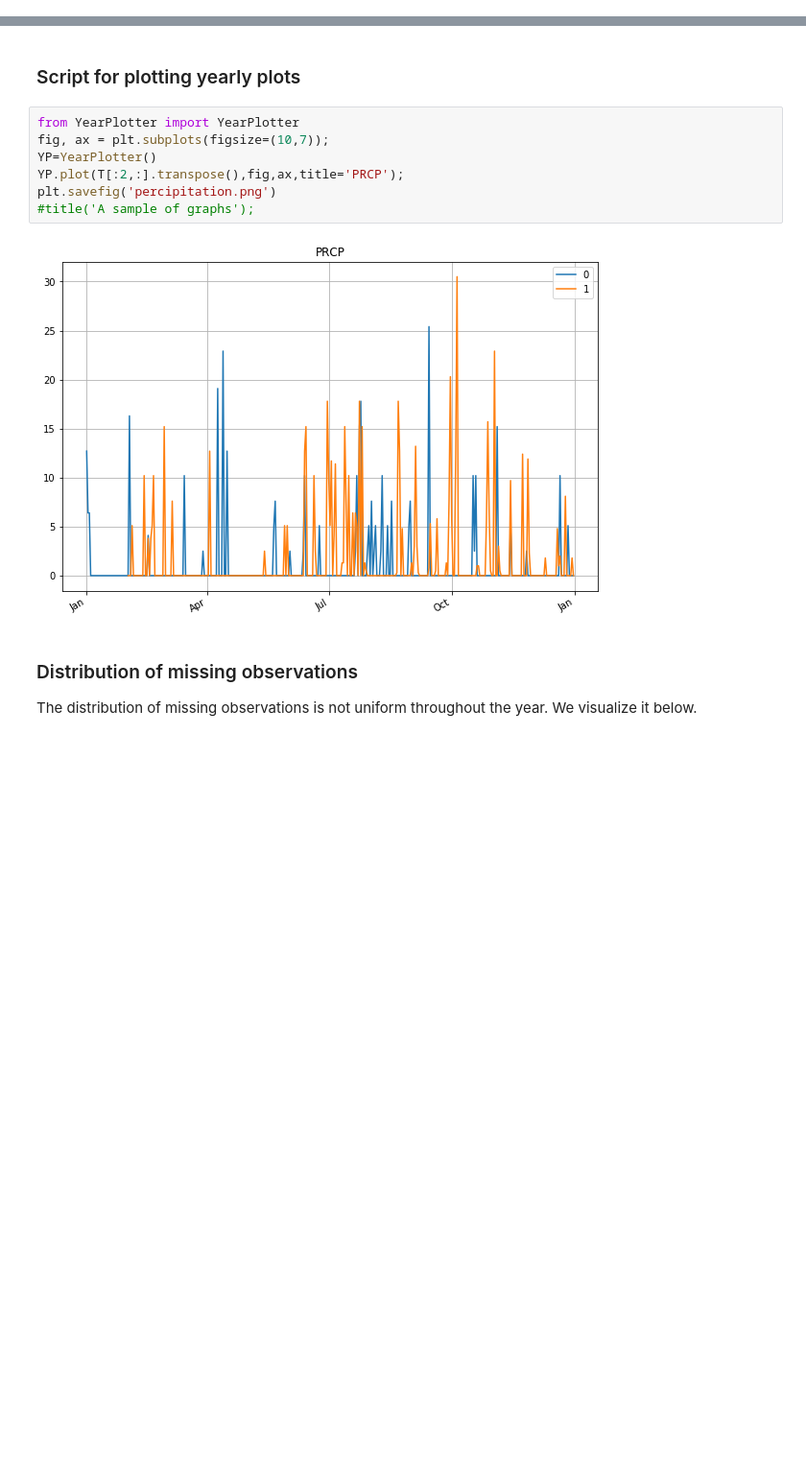
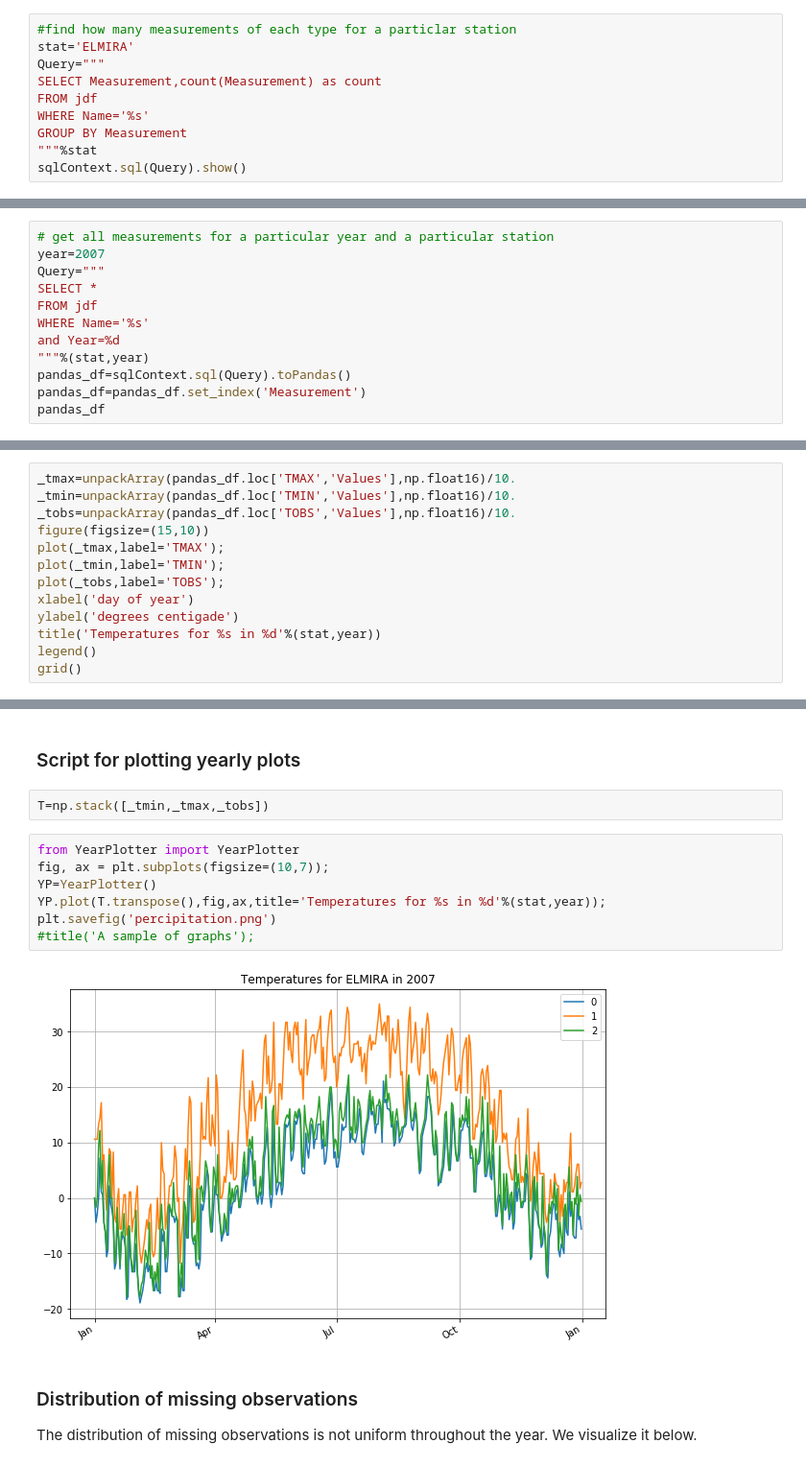
Before and after one commit to ucsd-edx/edX-Micro-Master-in-Data-Science, a Jupyter notebook: big-data-analytics-using-spark/notebooks/Section2-PCA/PCA/4.0 Weather Analysis - Initial Visualisation.ipynb, the cells around one changed output, grey strips where cells are left out. Shown at 96% size. Drawn from its saved outputs; the diff is of its cells as text; blank space fills up the shorter version.

```diff
--- a/big-data-analytics-using-spark/notebooks/Section2-PCA/PCA/4.0 Weather Analysis - Initial Visualisation.ipynb
+++ b/big-data-analytics-using-spark/notebooks/Section2-PCA/PCA/4.0 Weather Analysis - Initial Visualisation.ipynb
@@ -169,0 +195,10 @@ only showing top 2 rows
+# %%
+#find how many measurements of each type for a particlar station
+stat='ELMIRA'
+Query="""
+SELECT Measurement,count(Measurement) as count
+FROM jdf
+WHERE Name='%s'
+GROUP BY Measurement
+"""%stat
+sqlContext.sql(Query).show()
@@ -169,0 +237,12 @@ only showing top 2 rows
+# %%
+# get all measurements for a particular year and a particular station
+year=2007
+Query="""
+SELECT *
+FROM jdf
+WHERE Name='%s'
+and Year=%d
+"""%(stat,year)
+pandas_df=sqlContext.sql(Query).toPandas()
+pandas_df=pandas_df.set_index('Measurement')
+pandas_df
@@ -169,0 +258,13 @@ only showing top 2 rows
+# %%
+_tmax=unpackArray(pandas_df.loc['TMAX','Values'],np.float16)/10.
+_tmin=unpackArray(pandas_df.loc['TMIN','Values'],np.float16)/10.
+_tobs=unpackArray(pandas_df.loc['TOBS','Values'],np.float16)/10.
+figure(figsize=(15,10))
+plot(_tmax,label='TMAX');
+plot(_tmin,label='TMIN');
+plot(_tobs,label='TOBS');
+xlabel('day of year')
+ylabel('degrees centigade')
+title('Temperatures for %s in %d'%(stat,year))
+legend()
+grid()
@@ -170,14 +273,16 @@ only showing top 2 rows
 # %% [markdown]
 ### Script for plotting yearly plots
+# %%
+T=np.stack([_tmin,_tmax,_tobs])
 # %%
 from YearPlotter import YearPlotter
 fig, ax = plt.subplots(figsize=(10,7));
 YP=YearPlotter()
-YP.plot(T[:2,:].transpose(),fig,ax,title='PRCP');
+YP.plot(T.transpose(),fig,ax,title='Temperatures for %s in %d'%(stat,year));
 plt.savefig('percipitation.png')
 #title('A sample of graphs');
 # %% [output]
-[figure, old version]
+[figure, new version]
 # %% [markdown]
 ### Distribution of missing observations
 The distribution of missing observations is not uniform throughout the year. We visualize it below.
```
Also changed, not shown: parts of 45 cells of this notebook, 3 other files.
